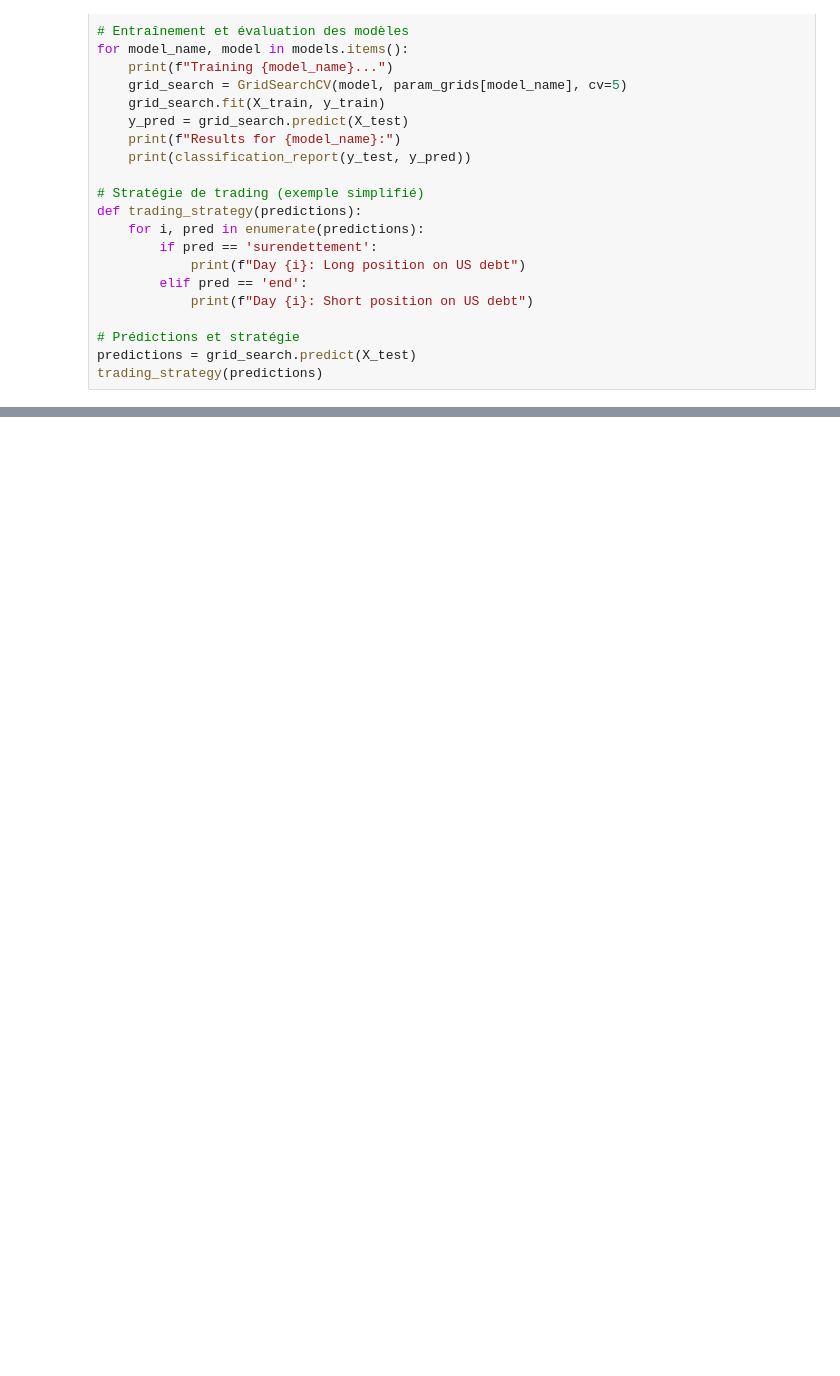
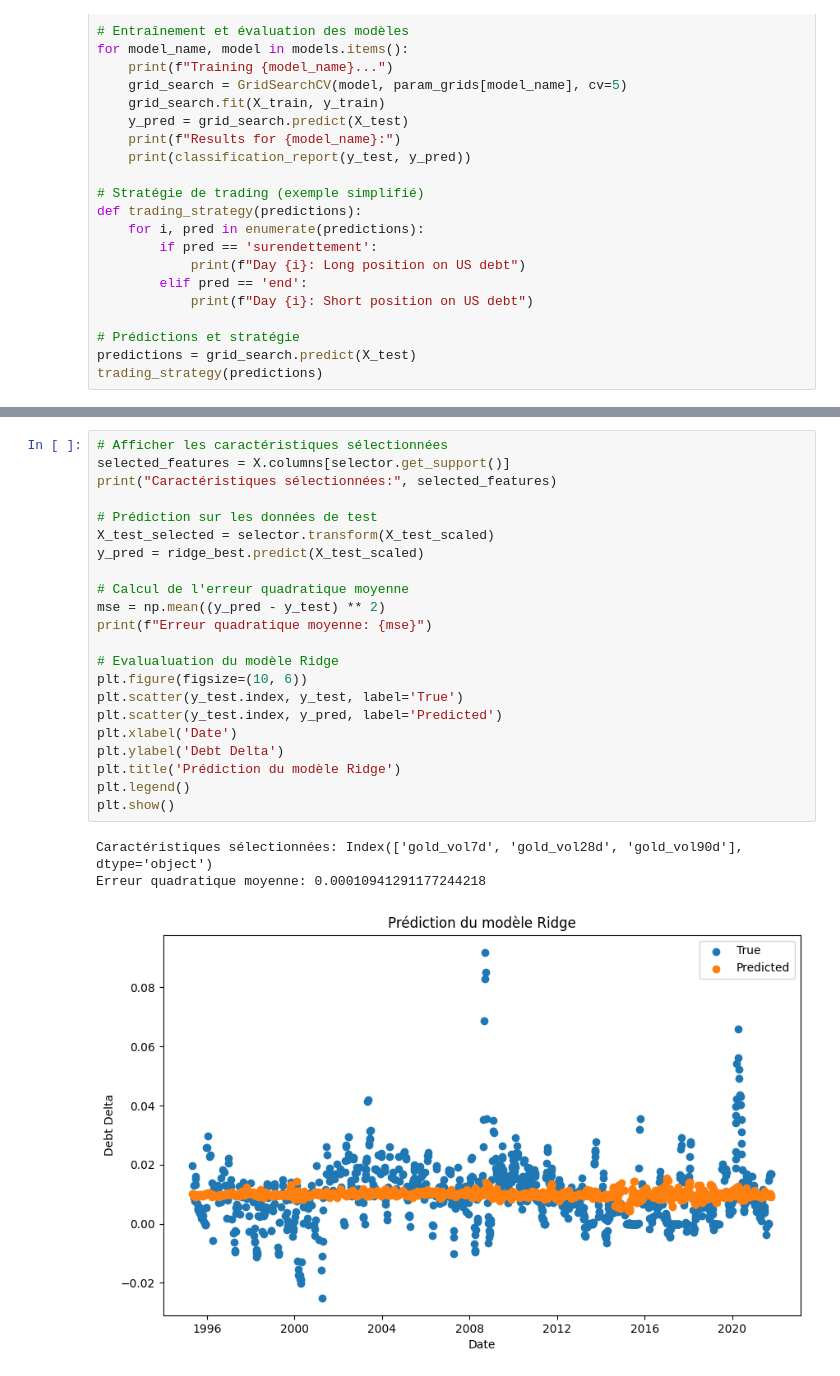
Before and after one commit to pafruchtenreich/ML_for_finance, a Jupyter notebook: notebook.ipynb, the cells around one changed output, grey strips where cells are left out. Cells and saved outputs as stored; diff of their text form; blank space fills up the shorter version.

```diff
--- a/notebook.ipynb
+++ b/notebook.ipynb
@@ -908,0 +1027,26 @@ trading_strategy(predictions)
+# %%
+# Afficher les caractéristiques sélectionnées
+selected_features = X.columns[selector.get_support()]
+print("Caractéristiques sélectionnées:", selected_features)
+
+# Prédiction sur les données de test
+X_test_selected = selector.transform(X_test_scaled)
+y_pred = ridge_best.predict(X_test_scaled)
+
+# Calcul de l'erreur quadratique moyenne
+mse = np.mean((y_pred - y_test) ** 2)
+print(f"Erreur quadratique moyenne: {mse}")
+
+# Evalualuation du modèle Ridge
+plt.figure(figsize=(10, 6))
+plt.scatter(y_test.index, y_test, label='True')
+plt.scatter(y_test.index, y_pred, label='Predicted')
+plt.xlabel('Date')
+plt.ylabel('Debt Delta')
+plt.title('Prédiction du modèle Ridge')
+plt.legend()
+plt.show()
+# %% [output]
+Caractéristiques sélectionnées: Index(['gold_vol7d', 'gold_vol28d', 'gold_vol90d'], dtype='object')
+Erreur quadratique moyenne: 0.00010941291177244218
+[figure, added]
```
Also changed, not shown: parts of 15 cells of this notebook.
